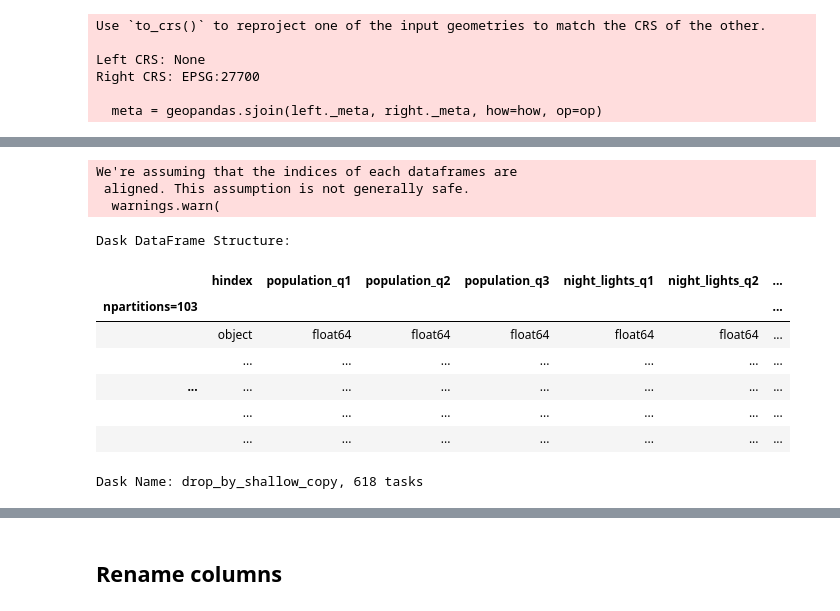
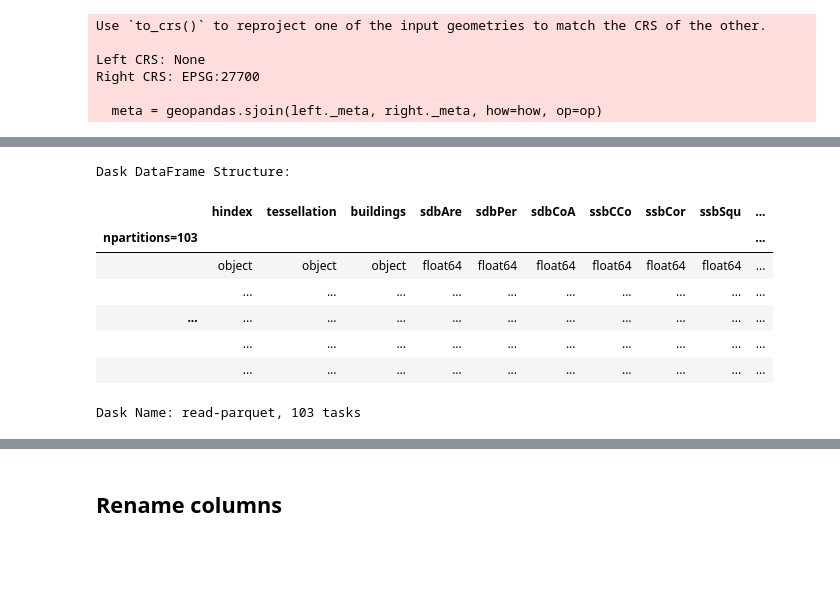
Before and after one commit to urbangrammarai/spatial_signatures, a Jupyter notebook: data_product/create_data_product.ipynb, the cells around one changed output, grey strips where cells are left out. Drawn from its saved outputs; the diff is of its cells as text; code cells hidden in the pictures; blank space fills up the shorter version.

```diff
--- a/data_product/create_data_product.ipynb
+++ b/data_product/create_data_product.ipynb
@@ -139,22 +190,13 @@ Dask Name: sjoin, 928 tasks
 # %%
-form = dask.dataframe.read_parquet("../../urbangrammar_samba/spatial_signatures/morphometrics/convolutions/conv_*.pq")
-function = dask.dataframe.read_parquet("../../urbangrammar_samba/spatial_signatures/functional/functional/func_*.pq")
+form = dask.dataframe.read_parquet("../../urbangrammar_samba/spatial_signatures/morphometrics/cells/cells_*.pq")
+form
+# %% [output]
+Dask DataFrame Structure:
+|  | hindex | tessellation | buildings | sdbAre | sdbPer | sdbCoA | ssbCCo | ssbCor | ssbSqu | ... |
+| npartitions=103 |  |  |  |  |  |  |  |  |  | ... |
+|  | object | object | object | float64 | float64 | float64 | float64 | float64 | float64 | ... |
+|  | ... | ... | ... | ... | ... | ... | ... | ... | ... | ... |
+| ... | ... | ... | ... | ... | ... | ... | ... | ... | ... | ... |
+|  | ... | ... | ... | ... | ... | ... | ... | ... | ... | ... |
+|  | ... | ... | ... | ... | ... | ... | ... | ... | ... | ... |
+Dask Name: read-parquet, 103 tasks
-# %%
-data = dask.dataframe.multi.concat([function.reset_index(), form.reset_index(drop=True)], axis=1)
-data = data.drop(columns=["keep_q1", "keep_q2", "keep_q3"])
-# %% [output]
-We're assuming that the indices of each dataframes are
- aligned. This assumption is not generally safe.
-  warnings.warn(
-# %%
-data
-# %% [output]
-Dask DataFrame Structure:
-|  | hindex | population_q1 | population_q2 | population_q3 | night_lights_q1 | night_lights_q2 | ... |
-| npartitions=103 |  |  |  |  |  |  | ... |
-|  | object | float64 | float64 | float64 | float64 | float64 | ... |
-|  | ... | ... | ... | ... | ... | ... | ... |
-| ... | ... | ... | ... | ... | ... | ... | ... |
-|  | ... | ... | ... | ... | ... | ... | ... |
-|  | ... | ... | ... | ... | ... | ... | ... |
-Dask Name: drop_by_shallow_copy, 618 tasks
```
Also changed, not shown: parts of 34 cells of this notebook, 2 other files.
